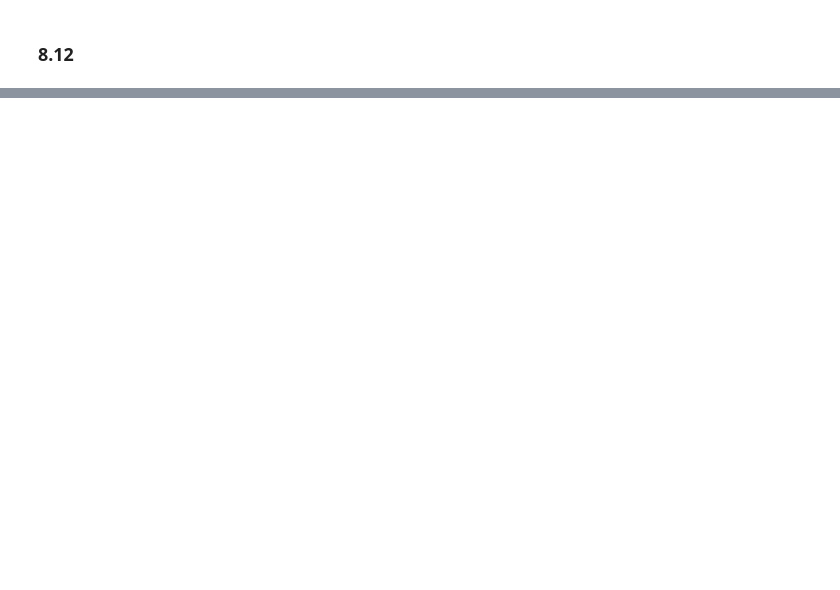
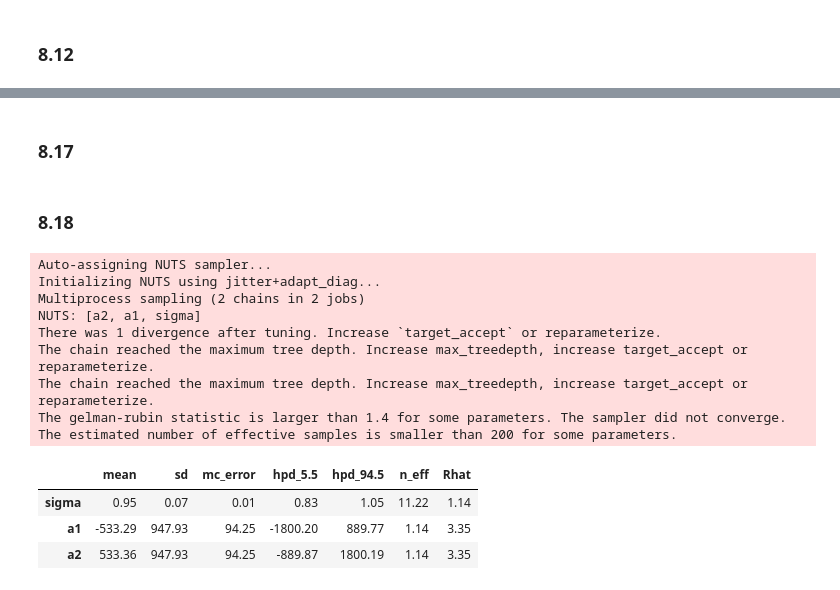
Before and after one commit to grinnbearit/statistical_rethinking, a Jupyter notebook: chapter_8.ipynb, the cells around one changed output, grey strips where cells are left out. Drawn from its saved outputs; the diff is of its cells as text; code cells hidden in the pictures; blank space fills up the shorter version.

```diff
--- a/chapter_8.ipynb
+++ b/chapter_8.ipynb
@@ -197,0 +203,7 @@ pm.traceplot(trace8_1stan, varnames=["a", "bR", "bA", "bAR", "sigma"]);
+# %%
+y = np.array([-1, 1])
+with pm.Model() as m8_2:
+    sigma = pm.Bound(pm.Flat, lower=0)("sigma") # https://docs.pymc.io/api/bounds.html
+    alpha = pm.Flat("alpha")
+    y_obs = pm.Normal("y_obs", mu=alpha, sd=sigma, observed=y)
+    trace8_2 = pm.sample(draws=4000, tune=1000)
@@ -197,0 +232,9 @@ pm.traceplot(trace8_1stan, varnames=["a", "bR", "bA", "bAR", "sigma"]);
+# %%
+with pm.Model() as m8_3:
+    sigma = pm.HalfCauchy("sigma", 1)
+    alpha = pm.Normal("alpha", mu=1, sd=10)
+    y_obs = pm.Normal("y_obs", mu=alpha, sd=sigma, observed=y)
+    trace8_3 = pm.sample(draws=4000, tune=1000)
+
+(pm.summary(trace8_3, alpha=0.11)
+ .round(2))
@@ -197,0 +252,10 @@ pm.traceplot(trace8_1stan, varnames=["a", "bR", "bA", "bAR", "sigma"]);
+# %%
+y = stats.cauchy.rvs(loc=0, scale=5, size=int(1e4))
+mu = y.cumsum()/(1 + np.arange(int(1e4)))
+
+f, ax = plt.subplots(1, 1)
+f.set_size_inches(13.5, 9)
+ax.plot(mu)
+ax.set_title("Running Mean for a Cauchy(0, 5)")
+ax.set_xlabel("Samples")
+ax.set_ylabel("Mean");
@@ -197,0 +264,31 @@ pm.traceplot(trace8_1stan, varnames=["a", "bR", "bA", "bAR", "sigma"]);
+# %% [markdown]
+### 8.17
+# %%
+y = stats.norm.rvs(loc=0, scale=1, size=100)
+# %% [markdown]
+### 8.18
+# %%
+with pm.Model() as m8_4:
+    sigma = pm.HalfCauchy("sigma", 1)
+    a1 = pm.Flat("a1")
+    a2 = pm.Flat("a2")
+    mu = pm.Deterministic("mu", a1 + a2)
+    y_obs = pm.Normal("y_obs", mu=mu, sd=sigma, observed=y)
+    trace8_4 = pm.sample(draws=2000, tune=500) # Takes too long with 4000, 1000
+
+(pm.summary(trace8_4, alpha=0.11, varnames=["sigma", "a1", "a2"])
+ .round(2))
+# %% [output]
+Auto-assigning NUTS sampler...
+Initializing NUTS using jitter+adapt_diag...
+Multiprocess sampling (2 chains in 2 jobs)
+NUTS: [a2, a1, sigma]
+There was 1 divergence after tuning. Increase `target_accept` or reparameterize.
+The chain reached the maximum tree depth. Increase max_treedepth, increase target_accept or reparameterize.
+The chain reached the maximum tree depth. Increase max_treedepth, increase target_accept or reparameterize.
+The gelman-rubin statistic is larger than 1.4 for some parameters. The sampler did not converge.
+The estimated number of effective samples is smaller than 200 for some parameters.
+|  | mean | sd | mc_error | hpd_5.5 | hpd_94.5 | n_eff | Rhat |
+| sigma | 0.95 | 0.07 | 0.01 | 0.83 | 1.05 | 11.22 | 1.14 |
+| a1 | -533.29 | 947.93 | 94.25 | -1800.20 | 889.77 | 1.14 | 3.35 |
+| a2 | 533.36 | 947.93 | 94.25 | -889.87 | 1800.19 | 1.14 | 3.35 |
```
Also changed, not shown: parts of 19 cells of this notebook.
